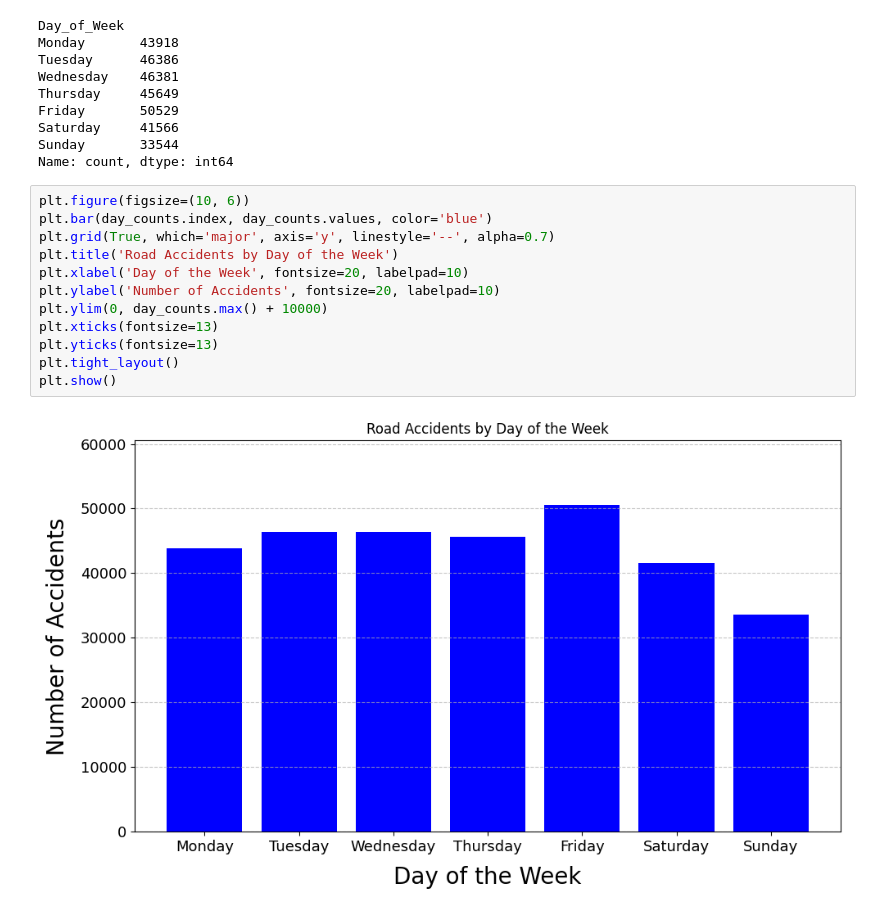
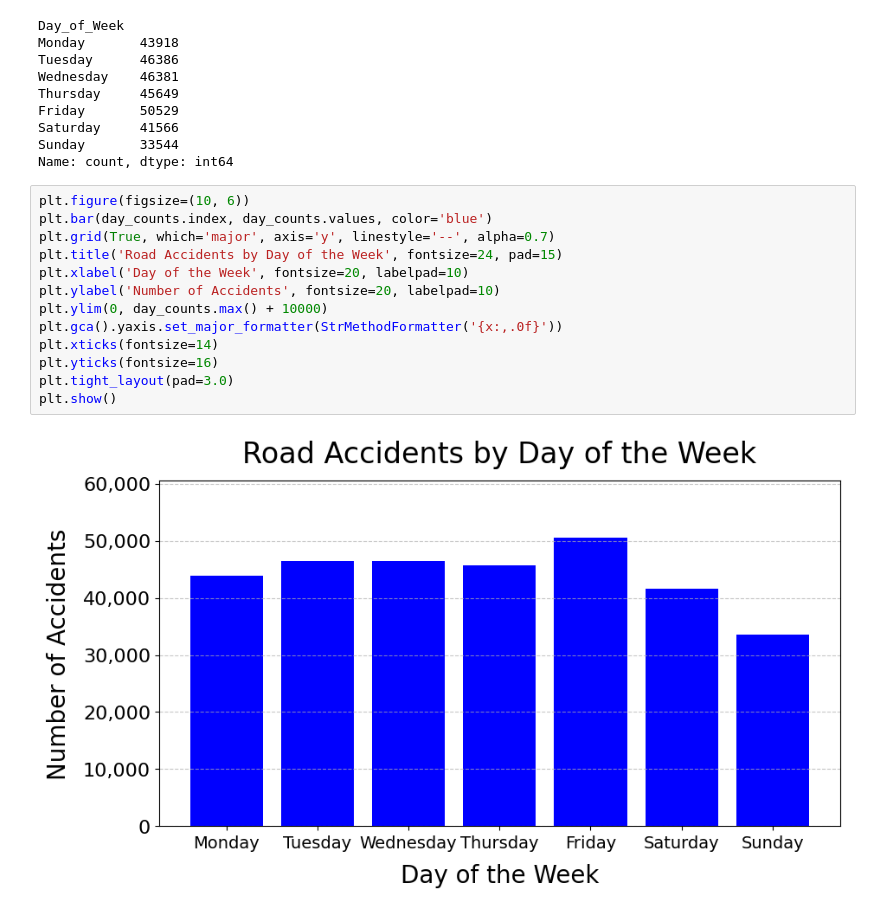
Before and after one commit to jackl92/UK_road_safety, a Jupyter notebook: road_accidents.ipynb, the cells around one changed output. Saved outputs shown, nothing was run; the diff lists cells and outputs as text.

```diff
--- a/road_accidents.ipynb
+++ b/road_accidents.ipynb
@@ -144,14 +145,15 @@ Name: count, dtype: int64
 # %%
 plt.figure(figsize=(10, 6))
 plt.bar(day_counts.index, day_counts.values, color='blue')
 plt.grid(True, which='major', axis='y', linestyle='--', alpha=0.7)
-plt.title('Road Accidents by Day of the Week')
+plt.title('Road Accidents by Day of the Week', fontsize=24, pad=15)
 plt.xlabel('Day of the Week', fontsize=20, labelpad=10)
 plt.ylabel('Number of Accidents', fontsize=20, labelpad=10)
 plt.ylim(0, day_counts.max() + 10000)
-plt.xticks(fontsize=13)
-plt.yticks(fontsize=13)
-plt.tight_layout()
+plt.gca().yaxis.set_major_formatter(StrMethodFormatter('{x:,.0f}'))
+plt.xticks(fontsize=14)
+plt.yticks(fontsize=16)
+plt.tight_layout(pad=3.0)
 plt.show()
 # %% [output]
-[figure, old version]
+[figure, new version]
```
Also changed, not shown: parts of 3 cells of this notebook.
